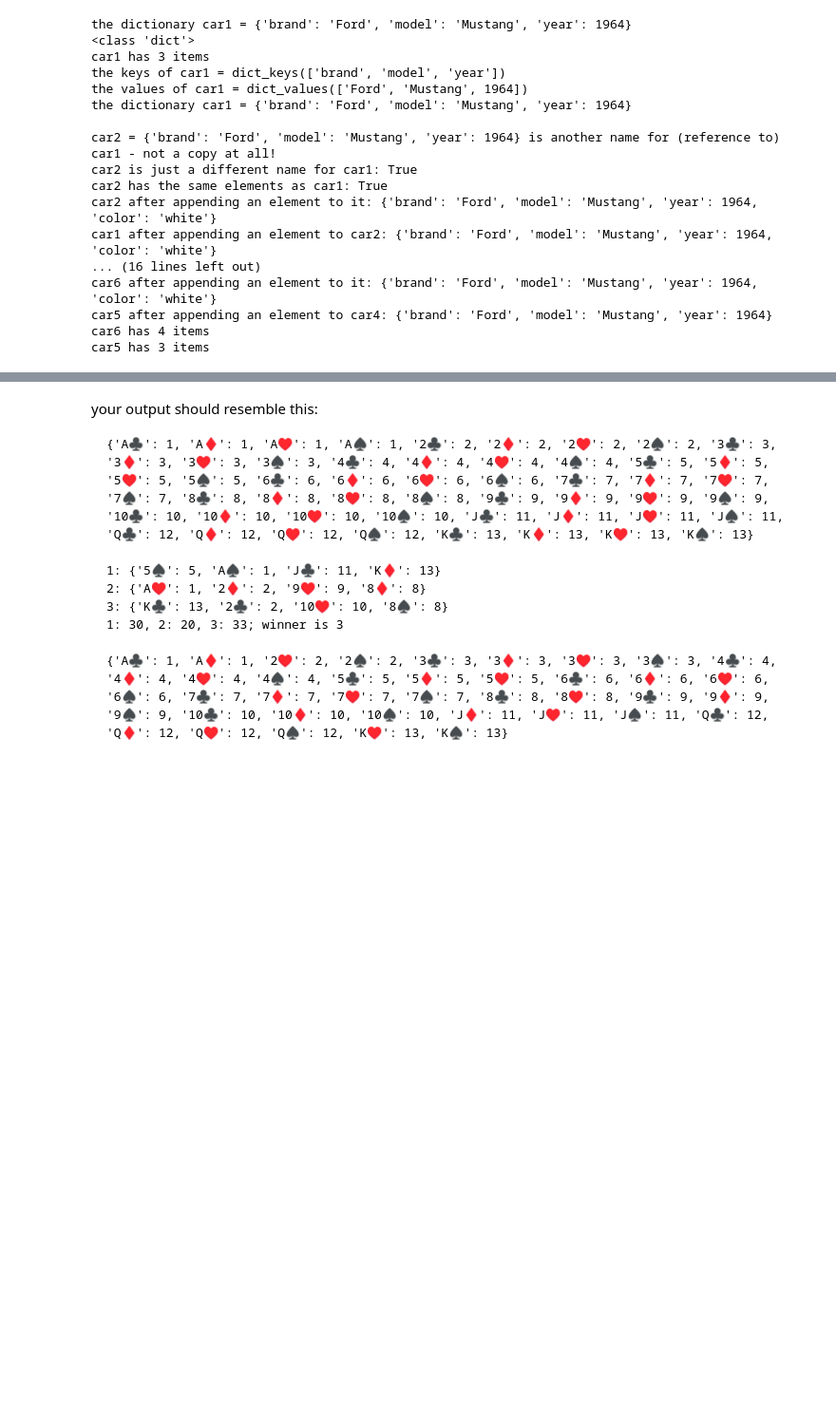
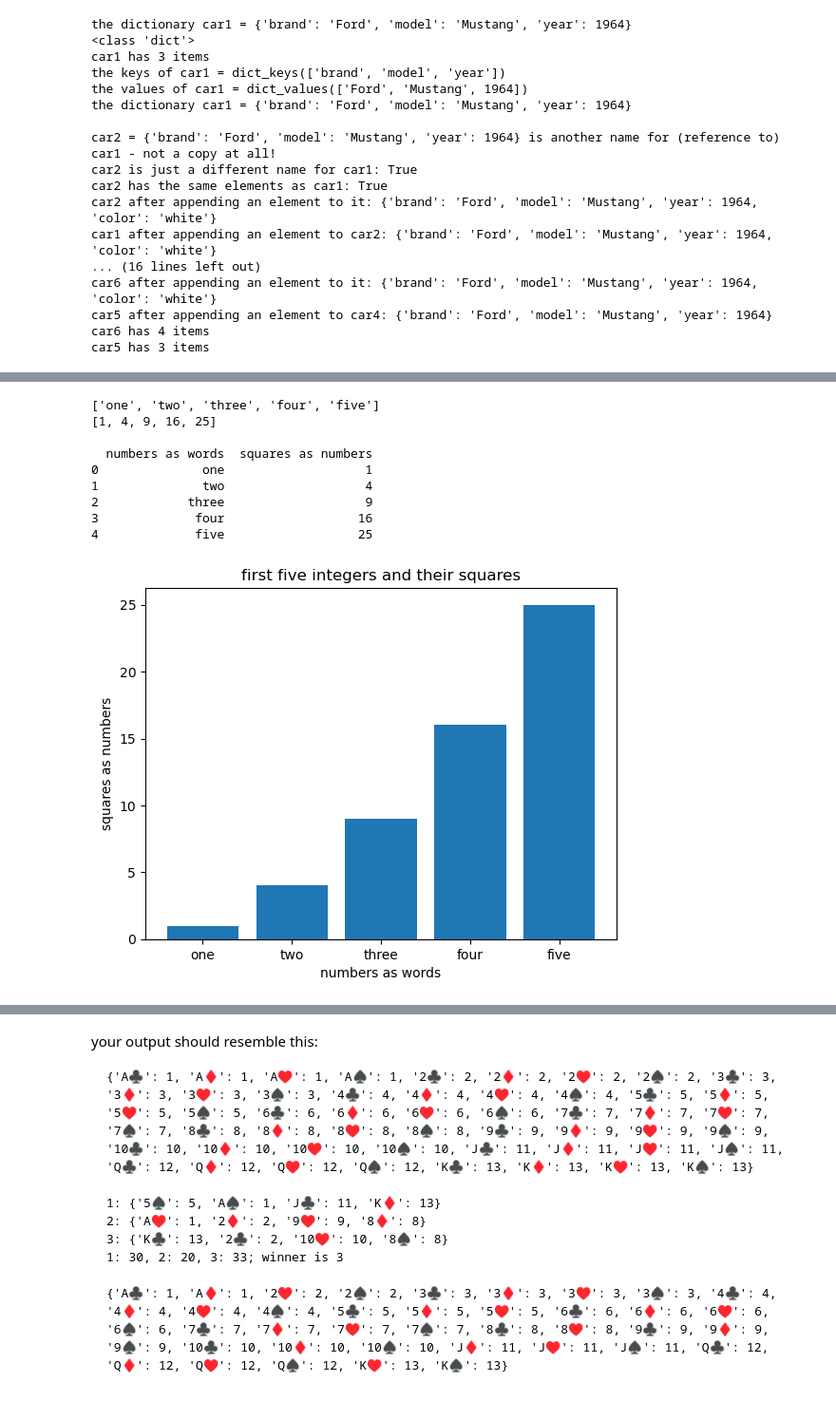
Before and after one commit to ekawamoto1/COS200-Jupyter-Notebooks, a Jupyter notebook: Data_Structures_Python_notebook.ipynb, the cells around one changed output, grey strips where cells are left out. Shown at 95% size. Drawn from its saved outputs; the diff is of its cells as text; code cells hidden in the pictures; blank space fills up the shorter version.

```diff
--- a/Data_Structures_Python_notebook.ipynb
+++ b/Data_Structures_Python_notebook.ipynb
@@ -463,0 +524,43 @@ car5 has 3 items
+# %%
+# now, let's make a bar chart, and also label the axes
+from matplotlib import pyplot as plt
+import pandas as pd
+
+x1 = ['one', 'two', 'three', 'four', 'five']
+y1 = [i*i for i in range(1, 6)]
+print(x1)
+print(y1)
+print()
+
+# try this with a dataframe instead
+# note that this takes as an input a dictionary created from the two lists x1 and y1
+df = pd.DataFrame({
+    'numbers as words': x1,
+    'squares as numbers': y1
+})
+
+print(df)
+
+# this makes a bar chart - these usually have a categorical x axis
+plt.bar(df['numbers as words'], df['squares as numbers'])
+
+# this sets the text of the plot's title
+plt.title("first five integers and their squares")
+
+# this sets the text of the axis labels
+plt.xlabel('numbers as words')
+plt.ylabel('squares as numbers')
+
+# this shows the plot
+plt.show()
+# %% [output]
+['one', 'two', 'three', 'four', 'five']
+[1, 4, 9, 16, 25]
+
+  numbers as words  squares as numbers
+0              one                   1
+1              two                   4
+2            three                   9
+3             four                  16
+4             five                  25
+[figure, added]
```
Also changed, not shown: parts of 14 cells of this notebook.
